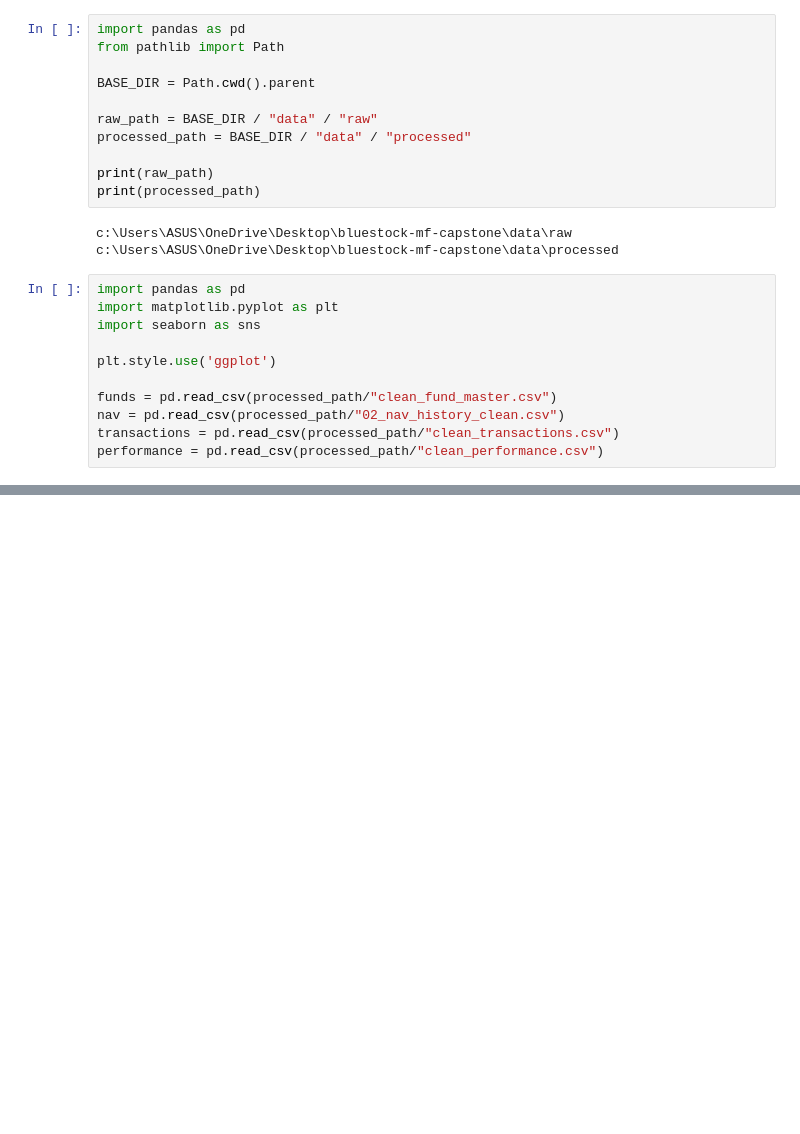
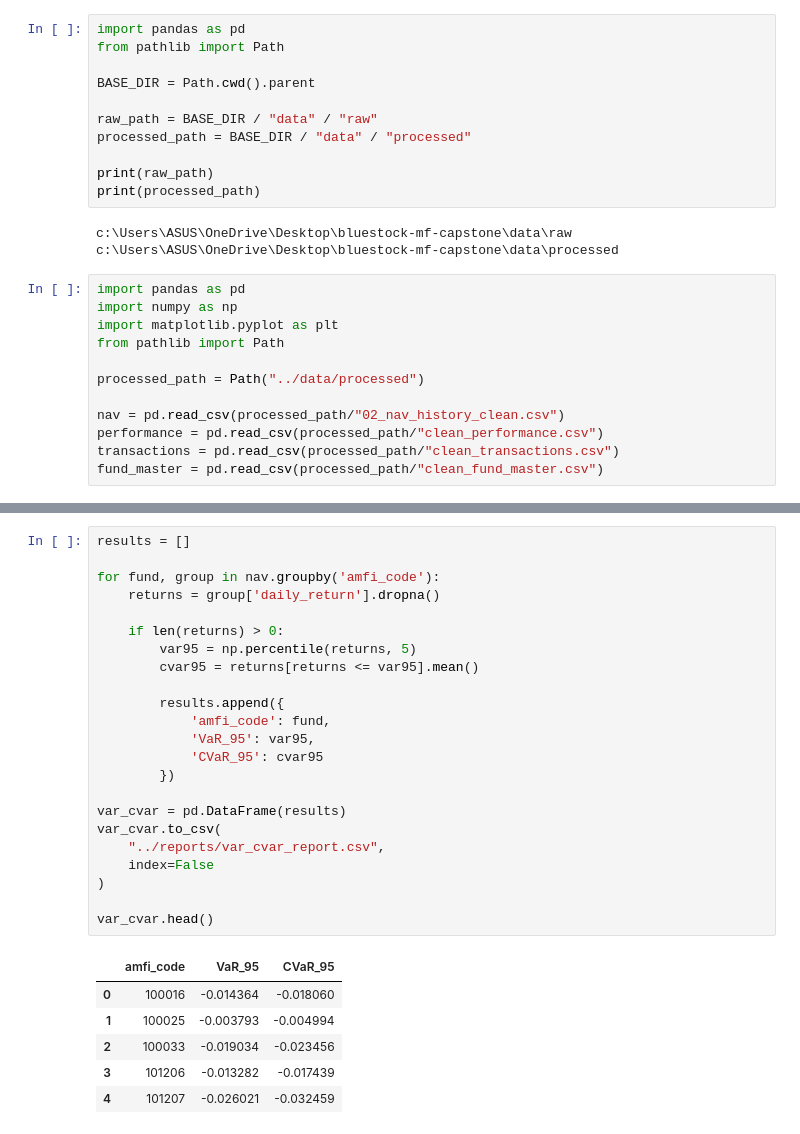
Before and after one commit to divyanshdave2/bluestock-mf-capstone, a Jupyter notebook: notebooks/05_advanced_analytics.ipynb, the cells around one changed output, grey strips where cells are left out. Drawn from its saved outputs; the diff is of its cells as text; blank space fills up the shorter version.

```diff
--- a/notebooks/05_advanced_analytics.ipynb
+++ b/notebooks/05_advanced_analytics.ipynb
@@ -14,12 +14,13 @@ c:\Users\ASUS\OneDrive\Desktop\bluestock-mf-capstone\data\raw
 c:\Users\ASUS\OneDrive\Desktop\bluestock-mf-capstone\data\processed
 # %%
 import pandas as pd
+import numpy as np
 import matplotlib.pyplot as plt
-import seaborn as sns
+from pathlib import Path
 
-plt.style.use('ggplot')
+processed_path = Path("../data/processed")
 
-funds = pd.read_csv(processed_path/"clean_fund_master.csv")
 nav = pd.read_csv(processed_path/"02_nav_history_clean.csv")
+performance = pd.read_csv(processed_path/"clean_performance.csv")
 transactions = pd.read_csv(processed_path/"clean_transactions.csv")
-performance = pd.read_csv(processed_path/"clean_performance.csv")
+fund_master = pd.read_csv(processed_path/"clean_fund_master.csv")
@@ -114,0 +58,30 @@ Name: nav, dtype: float64
+# %%
+results = []
+
+for fund, group in nav.groupby('amfi_code'):
+    returns = group['daily_return'].dropna()
+
+    if len(returns) > 0:
+        var95 = np.percentile(returns, 5)
+        cvar95 = returns[returns <= var95].mean()
+
+        results.append({
+            'amfi_code': fund,
+            'VaR_95': var95,
+            'CVaR_95': cvar95
+        })
+
+var_cvar = pd.DataFrame(results)
+var_cvar.to_csv(
+    "../reports/var_cvar_report.csv",
+    index=False
+)
+
+var_cvar.head()
+# %% [output]
+|  | amfi_code | VaR_95 | CVaR_95 |
+| 0 | 100016 | -0.014364 | -0.018060 |
+| 1 | 100025 | -0.003793 | -0.004994 |
+| 2 | 100033 | -0.019034 | -0.023456 |
+| 3 | 101206 | -0.013282 | -0.017439 |
+| 4 | 101207 | -0.026021 | -0.032459 |
```
Also changed, not shown: parts of 15 cells of this notebook, 5 other files.
